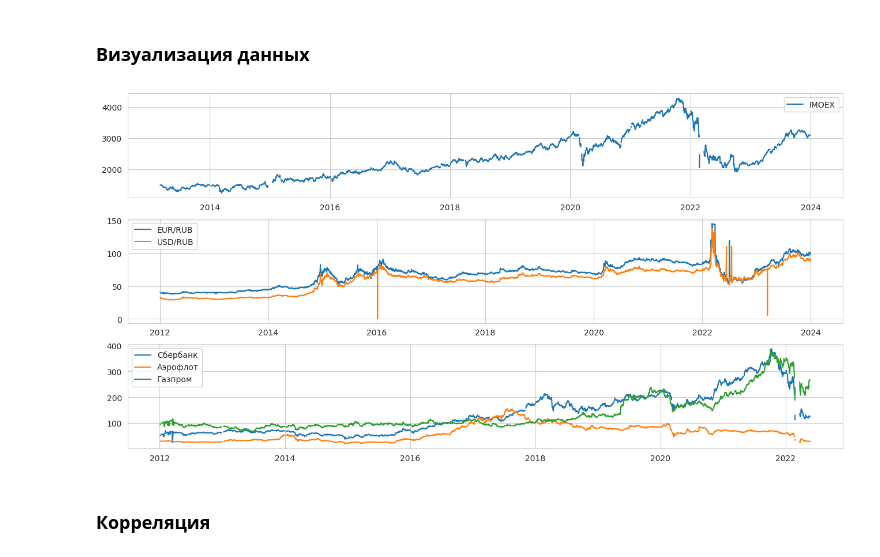
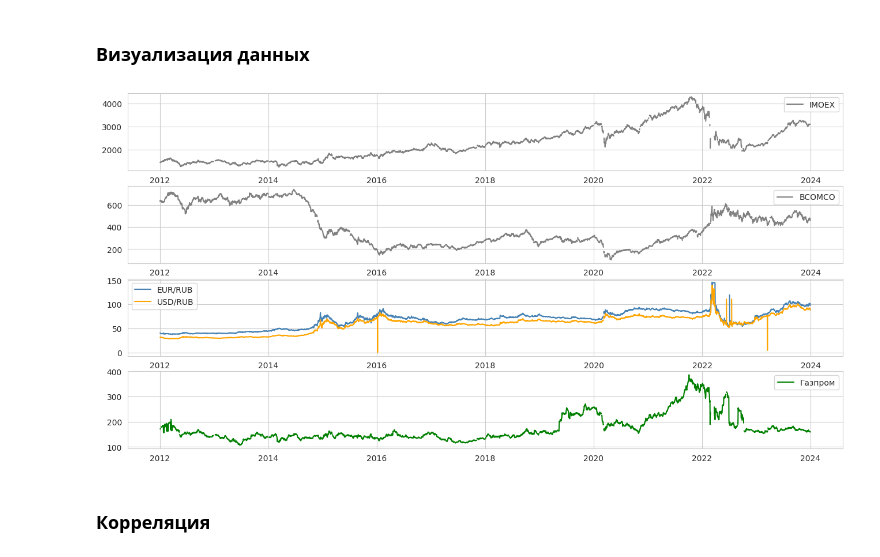
Before and after one commit to ElizavetaKagan/Model-Risk-vkr, a Jupyter notebook: Notebooks/VKR_MR_part1.ipynb, the cells around one changed output. Drawn from its saved outputs; the diff is of its cells as text; code cells hidden in the pictures.

```diff
--- a/Notebooks/VKR_MR_part1.ipynb
+++ b/Notebooks/VKR_MR_part1.ipynb
@@ -93,3 +89,20 @@ df_price.shape
+# %%
+name2 = 'Индекс МосБиржи.xlsx'
+df_imoex = pd.read_excel(folder + name2)
+df_imoex['Date'] = pd.to_datetime(df_imoex['Date'], format='%Y-%m-%d')
+df_imoex.set_index('Date', inplace=True)
+# %%
+name3 = 'Gazprom_2012_2023.xlsx'
+df_gazp = pd.read_excel(folder + name3)
+df_gazp['Date'] = pd.to_datetime(df_gazp['Date'], format='%Y%m%d')
+df_gazp.set_index('Date', inplace=True)
+# %%
+df_price_0 = df_brent.merge(df_imoex, on='Date', how='outer')
+df_price_1 = df_price_0.merge(df_gazp, on='Date', how='outer')
+# %%
+df_price = df_price_yf.merge(df_price_1, on='Date', how='outer')
+df_price.rename(columns=rename_columns, inplace=True)
+df_price.sort_index(inplace=True)
 # %%
 # Кол-во пропусков
 
@@ -106,19 +117,19 @@ dtype: int64
 # %% [markdown]
 ### Визуализация данных
 # %%
-fig, axs = plt.subplots(3, 1, figsize = (16, 8))
-for col in ['IMOEX']:
-    axs[0].plot(df_price[col], label = col)
+fig, axs = plt.subplots(4, 1, figsize = (16, 8))
+axs[0].plot(df_price['IMOEX'], label = 'IMOEX', color = 'grey')
 axs[0].legend()
-for col in ['EUR/RUB', 'USD/RUB']:
-    axs[1].plot(df_price[col], label = col)
+axs[1].plot(df_price['BCOMCO'], label = 'BCOMCO', color='grey')
 axs[1].legend()
-for col in ['Сбербанк', 'Аэрофлот', 'Газпром']:
-    axs[2].plot(df_price[col], label = col)
+axs[2].plot(df_price['EUR/RUB'], label = 'EUR/RUB', color='steelblue')
+axs[2].plot(df_price['USD/RUB'], label = 'USD/RUB', color='orange')
 axs[2].legend()
+axs[3].plot(df_price['Газпром'], label = 'Газпром', color='green')
+axs[3].legend()
 plt.show()
 # %% [output]
-[figure, old version]
+[figure, new version]
 # %% [markdown]
 ### Корреляция
 # %%
```
Also changed, not shown: parts of 51 cells of this notebook, 1 other file.
